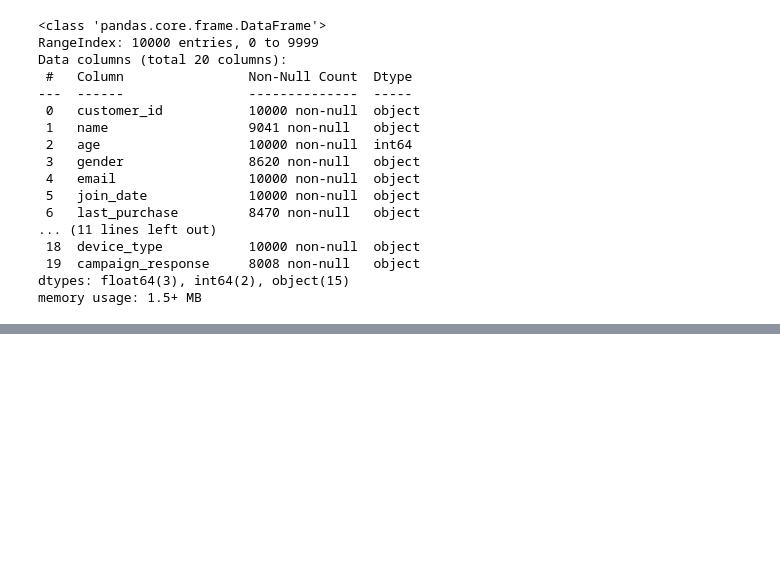
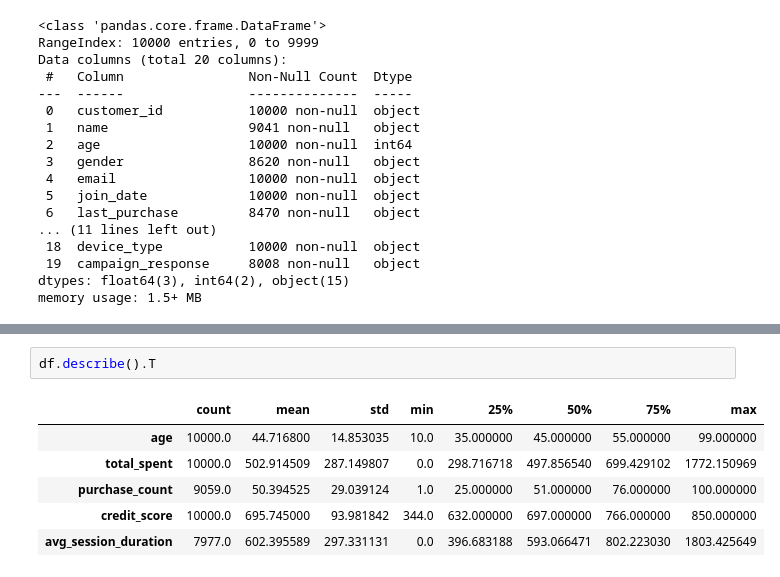
Before and after one commit to OjasRaj/Machine-Learning-Practice, a Jupyter notebook: OPPE_1_Practice.ipynb, the cells around one changed output, grey strips where cells are left out. Saved outputs shown, nothing was run; the diff lists cells and outputs as text; blank space fills up the shorter version.

```diff
--- a/OPPE_1_Practice.ipynb
+++ b/OPPE_1_Practice.ipynb
@@ -34,0 +94,9 @@ memory usage: 1.5+ MB
+# %%
+df.describe().T
+# %% [output]
+|  | count | mean | std | min | 25% | 50% | 75% | max |
+| age | 10000.0 | 44.716800 | 14.853035 | 10.0 | 35.000000 | 45.000000 | 55.000000 | 99.000000 |
+| total_spent | 10000.0 | 502.914509 | 287.149807 | 0.0 | 298.716718 | 497.856540 | 699.429102 | 1772.150969 |
+| purchase_count | 9059.0 | 50.394525 | 29.039124 | 1.0 | 25.000000 | 51.000000 | 76.000000 | 100.000000 |
+| credit_score | 10000.0 | 695.745000 | 93.981842 | 344.0 | 632.000000 | 697.000000 | 766.000000 | 850.000000 |
+| avg_session_duration | 7977.0 | 602.395589 | 297.331131 | 0.0 | 396.683188 | 593.066471 | 802.223030 | 1803.425649 |
```
Also changed, not shown: parts of 6 cells of this notebook.
